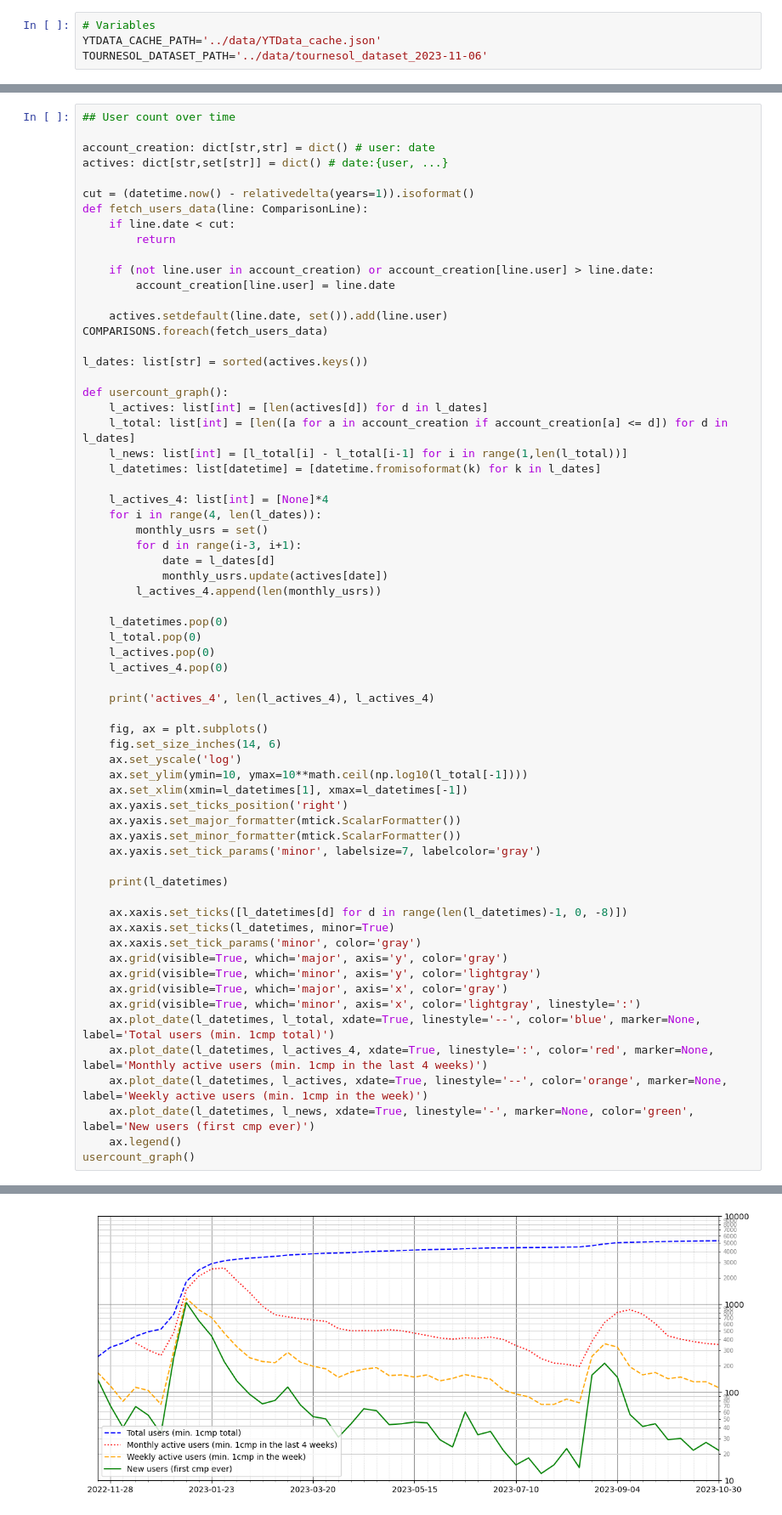
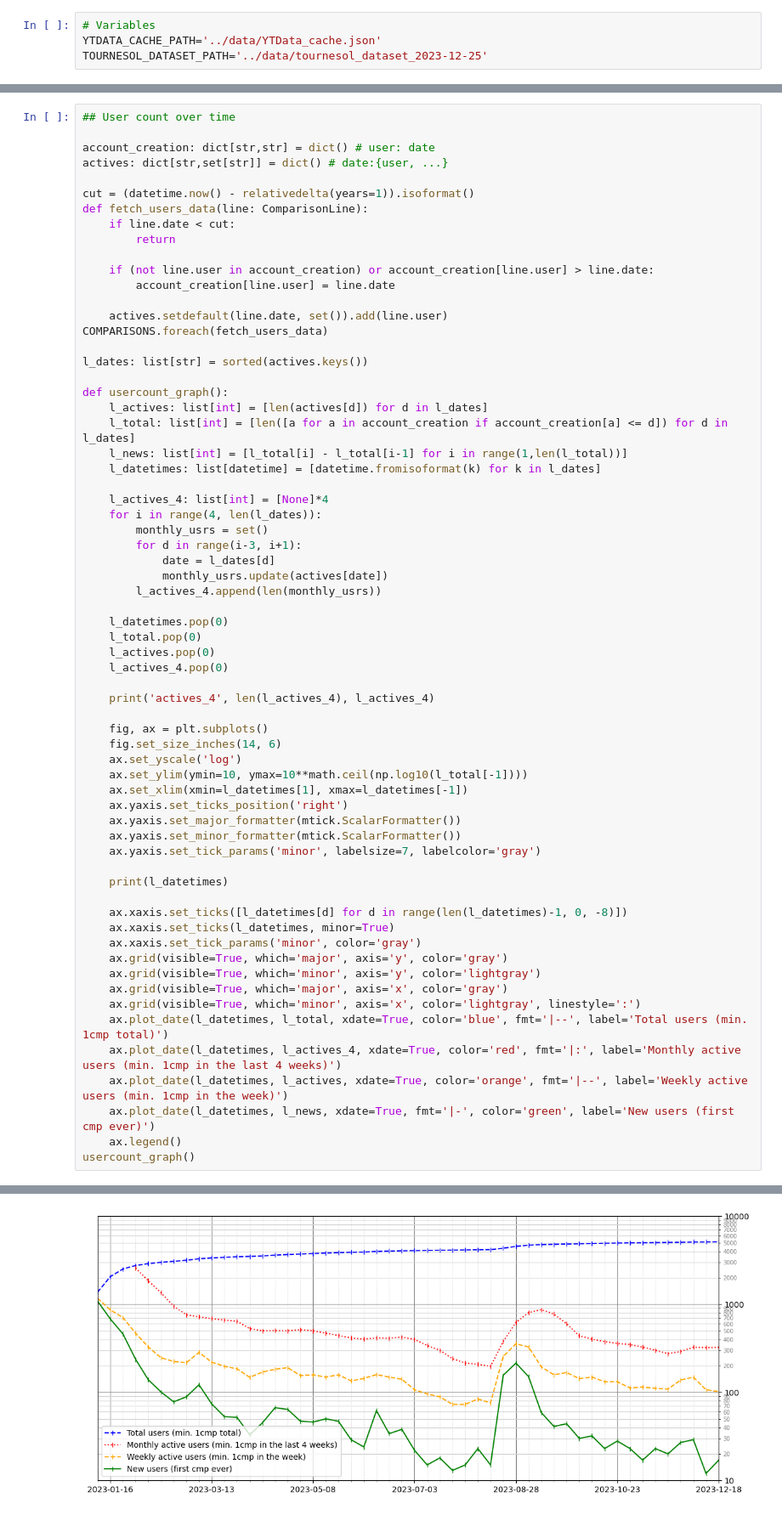
Before and after one commit to NatNgs/Tournesol-Stats, a Jupyter notebook: notebooks/graphs.ipynb, the cells around one changed output, grey strips where cells are left out. Shown at 85% size. Saved outputs shown, nothing was run; the diff lists cells and outputs as text.

```diff
--- a/notebooks/graphs.ipynb
+++ b/notebooks/graphs.ipynb
@@ -35,7 +35,7 @@ from model.individualcriteriascores import IndividualCriteriaScoresFile
 # %%
 # Variables
 YTDATA_CACHE_PATH='../data/YTData_cache.json'
-TOURNESOL_DATASET_PATH='../data/tournesol_dataset_2023-11-06'
+TOURNESOL_DATASET_PATH='../data/tournesol_dataset_2023-12-25'
 # %%
 # Constants
 YTDATA = YTData()
@@ -106,10 +106,10 @@ def usercount_graph():
 	ax.grid(visible=True, which='minor', axis='y', color='lightgray')
 	ax.grid(visible=True, which='major', axis='x', color='gray')
 	ax.grid(visible=True, which='minor', axis='x', color='lightgray', linestyle=':')
-	ax.plot_date(l_datetimes, l_total, xdate=True, linestyle='--', color='blue', marker=None, label='Total users (min. 1cmp total)')
-	ax.plot_date(l_datetimes, l_actives_4, xdate=True, linestyle=':', color='red', marker=None, label='Monthly active users (min. 1cmp in the last 4 weeks)')
-	ax.plot_date(l_datetimes, l_actives, xdate=True, linestyle='--', color='orange', marker=None, label='Weekly active users (min. 1cmp in the week)')
-	ax.plot_date(l_datetimes, l_news, xdate=True, linestyle='-', marker=None, color='green', label='New users (first cmp ever)')
+	ax.plot_date(l_datetimes, l_total, xdate=True, color='blue', fmt='|--', label='Total users (min. 1cmp total)')
+	ax.plot_date(l_datetimes, l_actives_4, xdate=True, color='red', fmt='|:', label='Monthly active users (min. 1cmp in the last 4 weeks)')
+	ax.plot_date(l_datetimes, l_actives, xdate=True, color='orange', fmt='|--', label='Weekly active users (min. 1cmp in the week)')
+	ax.plot_date(l_datetimes, l_news, xdate=True, fmt='|-', color='green', label='New users (first cmp ever)')
 	ax.legend()
 usercount_graph()
 # %% [output]
@@ -118,4 +118,4 @@ actives_4 50 [None, None, None, 363, 302, 263, 473, 1476, 2091, 2516, 2578, 1848
-[figure, old version]
+[figure, new version]
 # %%
 ## Top videos
 def top_videos():
```
Also changed, not shown: parts of 14 cells of this notebook, 1 other file.
